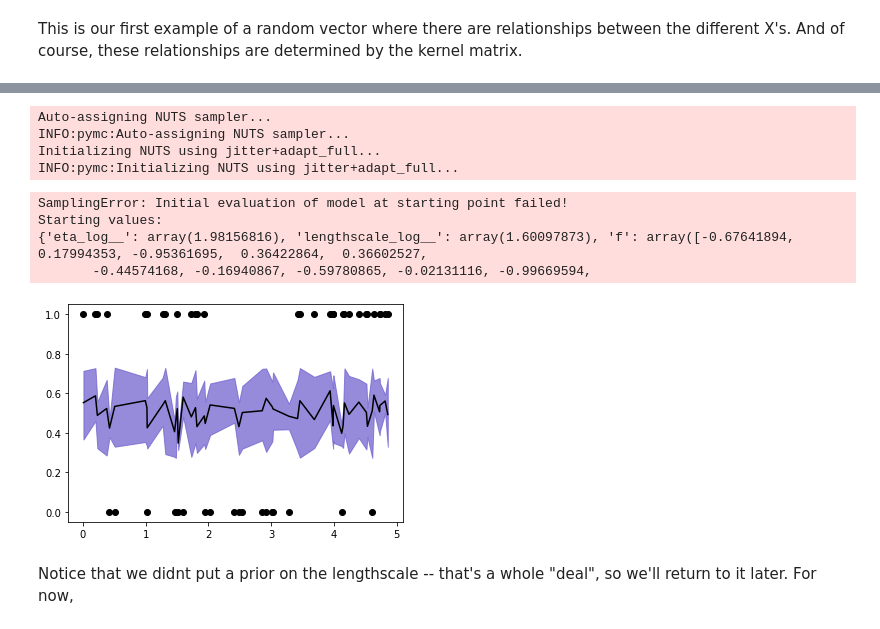
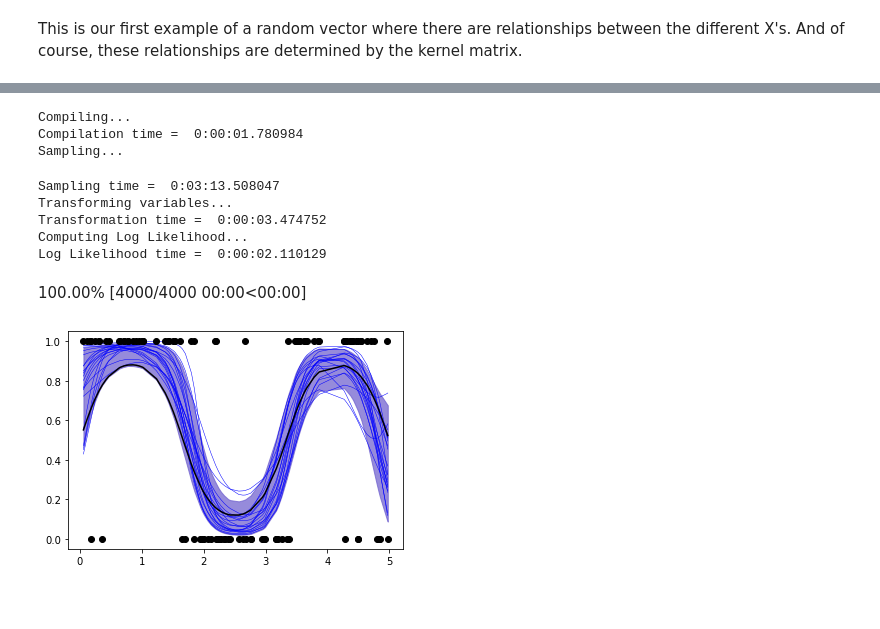
Before and after one commit to bwengals/etc, a Jupyter notebook: lesson04.ipynb, the cells around one changed output, grey strips where cells are left out. Saved outputs shown, nothing was run; the diff lists cells and outputs as text; code cells hidden in the pictures; blank space fills up the shorter version.

```diff
--- a/lesson04.ipynb
+++ b/lesson04.ipynb
@@ -160,9 +318,9 @@ Let's fit three models.
 # %%
-x = 5 * np.sort(np.random.rand(50))
-p = at.sigmoid( 2 * np.sin(2 * np.pi * x * 0.3) ).eval()
-y = np.random.binomial(1, p=p)
+x = 5 * np.sort(np.random.rand(100))
+p_true = at.sigmoid( 2 * np.sin(2 * np.pi * x * 0.3) ).eval()
+y = np.random.binomial(1, p=p_true)
 
 jitter = 0.02 * np.random.randn(len(x))
 plt.plot(x, y + jitter, "ok");
-plt.plot(x, p);
+plt.plot(x, p_true);
 # %% [output]
@@ -229,49 +385,52 @@ with pm.Model() as model:
 
 
     # A multivariate normal random vector prior, with correlation between the inputs
-    # We're using the pm.gp.cov.ExpQuad function in PyMC, which implements the same
-    # code that we wrote earlier in our function called "kernel"
-    mu = np.zeros(N)
-    lengthscale = pm.Gamma("lengthscale", alpha=2, beta=0.75)
-    #lengthscale = 4
-    #eta = 1.0
+    # We're using the pm.gp.cov.ExpQuad function in PyMC, which implements basically
+    # the same code that we wrote earlier in our function called "kernel".  You should
+    # use it though, because extra care has gone into testing it and making it numerically
+    # stable.
+    lengthscale = pm.Uniform("lengthscale", lower=1, upper=5)
     cov_func = eta**2 * pm.gp.cov.ExpQuad(1, ls=lengthscale)
 
     #gp = pm.gp.Latent(cov_func=cov_func)
     #f = gp.prior('f', X=x[:, None])
 
-    cov = cov_func(x[:, None])
-    f = pm.MvNormal("f", mu=mu, cov=cov)
+    K = cov_func(x[:, None])
 
-    p = pm.math.sigmoid(f)
+    ## This is the non-centered parameterization of a multivariate normal
+    # without it, you wouldn't be able to sample from a GP.  We'll cover it in an exercise.
+    K = at.linalg.cholesky(K + 1e-6*at.identity_like(K))
+    v = pm.Normal("v", mu=0.0, sigma=1.0, size=len(x))
+    f = at.dot(K, v)
+
+    p = pm.Deterministic("p", pm.math.sigmoid(f))
     lik = pm.Bernoulli("lik", p=p, observed=y)
 
 with model:
-    idata = pm.sample(init='jitter+adapt_full', target_accept=0.9)
-    #idata = pm.sampling_jax.sample_numpyro_nuts(target_accept=0.9)
+    idata = pm.sampling_jax.sample_numpyro_nuts(target_accept=0.9)
 
 with model:
     idata.extend(pm.sample_posterior_predictive(idata))
 # %% [output]
-Auto-assigning NUTS sampler...
-INFO:pymc:Auto-assigning NUTS sampler...
-Initializing NUTS using jitter+adapt_full...
-INFO:pymc:Initializing NUTS using jitter+adapt_full...
+Compiling...
+Compilation time =  0:00:01.780984
+Sampling...
-SamplingError: Initial evaluation of model at starting point failed!
-Starting values:
-{'eta_log__': array(1.98156816), 'lengthscale_log__': array(1.60097873), 'f': array([-0.67641894,  0.17994353, -0.95361695,  0.36422864,  0.36602527,
-       -0.44574168, -0.16940867, -0.59780865, -0.02131116, -0.99669594,
+Sampling time =  0:03:13.508047
+Transforming variables...
+Transformation time =  0:00:03.474752
+Computing Log Likelihood...
+Log Likelihood time =  0:00:02.110129
+100.00% [4000/4000 00:00<00:00]
 # %%
-f = idata.posterior.f.stack(samples=['chain', 'draw']).values
-mu = at.sigmoid(f).eval()
+p = idata.posterior.p.stack(samples=['chain', 'draw']).values
 
-plt.fill_between(x, np.percentile(mu, 5, axis=1), np.percentile(mu, 95, axis=1), edgecolor="k", color="slateblue", alpha=0.7)
-plt.plot(x, np.mean(mu, axis=1), color="k");
+plt.fill_between(x, np.percentile(p, 5, axis=1), np.percentile(p, 95, axis=1), edgecolor="k", color="slateblue", alpha=0.7)
+ix = np.random.randint(0, p.shape[1], 20)
+plt.plot(x, p[:, ix], color="b", lw=0.5);
+plt.plot(x, p_true, color="k");
 plt.plot(x, y, "ok");
 # %% [output]
-[figure, old version]
+[figure, new version]
-# %% [markdown]
-Notice that we didnt put a prior on the lengthscale -- that's a whole "deal", so we'll return to it later.  For now,
 # %%
 az.plot_trace(idata, var_names=["eta", "lengthscale"]);
 # %% [output]
```
Also changed, not shown: parts of 39 cells of this notebook.
